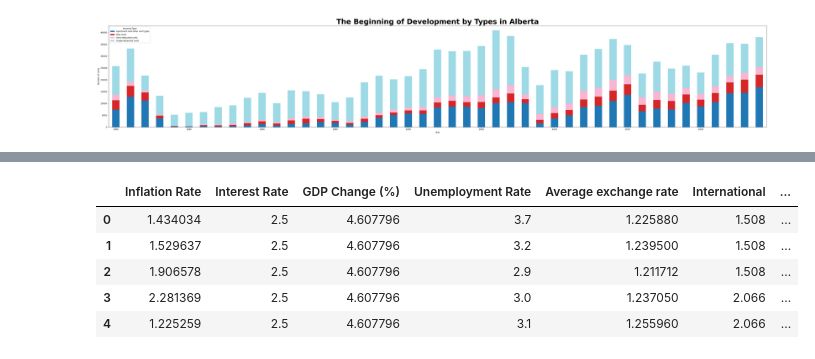
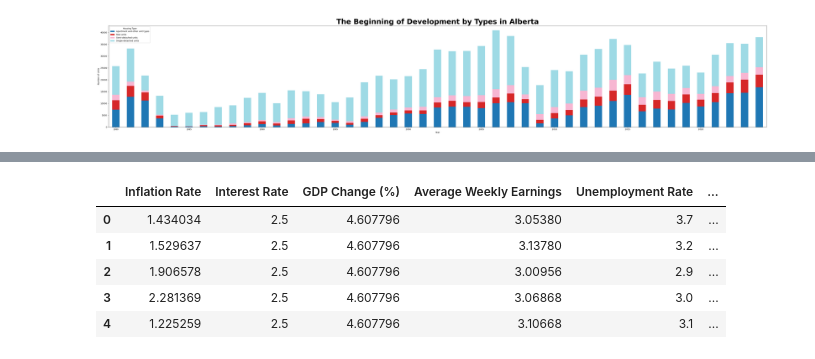
Before and after one commit to novomax-ca/CalgaryRealEstate, a Jupyter notebook: Calgary.ipynb, the cells around one changed output, grey strips where cells are left out. Cells and saved outputs as stored; diff of their text form; code cells hidden in the pictures.

```diff
--- a/Calgary.ipynb
+++ b/Calgary.ipynb
@@ -398,39 +406,41 @@ plt.show()
 df = pd.read_csv('merged_data.csv', parse_dates=['Date'])
 df_adjusted = df.copy()
 
 columns_to_plot = [
     'Inflation Rate',
     'Interest Rate',
     'GDP Change (%)',
+    'Average Weekly Earnings',
     'Unemployment Rate',
     'Average exchange rate',
     'International',
     'Single Family AP',
     'Single-detached units'
     ]
 
 coefficients = {
     'Inflation Rate': 1,
     'Interest Rate': 1,
     'GDP Change (%)': 1,
+    'Average Weekly Earnings': 0.004,
     'Unemployment Rate': 1,
     'Average exchange rate': 1,
     'International': 0.001,
     'Single Family AP': 0.00001,
     'Single-detached units': 0.004
 }
 
 for column in columns_to_plot:
     df_adjusted[column] = df_adjusted[column] * coefficients[column]
 
 df_adjusted[columns_to_plot].head()
 # %% [output]
-|  | Inflation Rate | Interest Rate | GDP Change (%) | Unemployment Rate | Average exchange rate | International | ... |
-| 0 | 1.434034 | 2.5 | 4.607796 | 3.7 | 1.225880 | 1.508 | ... |
-| 1 | 1.529637 | 2.5 | 4.607796 | 3.2 | 1.239500 | 1.508 | ... |
-| 2 | 1.906578 | 2.5 | 4.607796 | 2.9 | 1.211712 | 1.508 | ... |
-| 3 | 2.281369 | 2.5 | 4.607796 | 3.0 | 1.237050 | 2.066 | ... |
-| 4 | 1.225259 | 2.5 | 4.607796 | 3.1 | 1.255960 | 2.066 | ... |
+|  | Inflation Rate | Interest Rate | GDP Change (%) | Average Weekly Earnings | Unemployment Rate | ... |
+| 0 | 1.434034 | 2.5 | 4.607796 | 3.05380 | 3.7 | ... |
+| 1 | 1.529637 | 2.5 | 4.607796 | 3.13780 | 3.2 | ... |
+| 2 | 1.906578 | 2.5 | 4.607796 | 3.00956 | 2.9 | ... |
+| 3 | 2.281369 | 2.5 | 4.607796 | 3.06868 | 3.0 | ... |
+| 4 | 1.225259 | 2.5 | 4.607796 | 3.10668 | 3.1 | ... |
 # %%
 # Plot Adjusted Data
 
```
Also changed, not shown: parts of 7 cells of this notebook.
